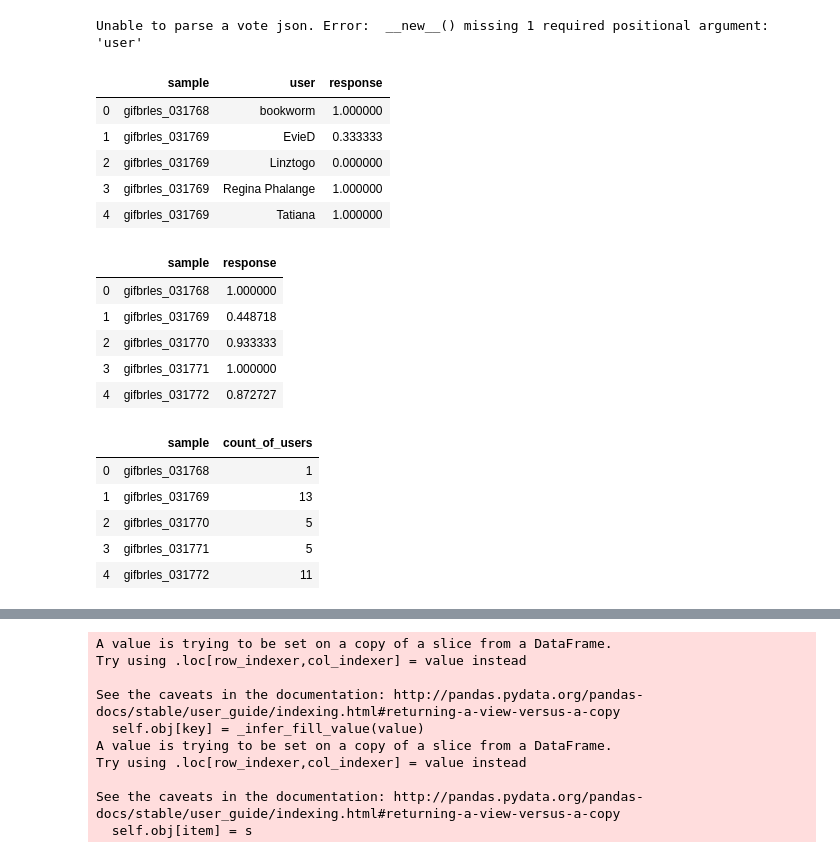
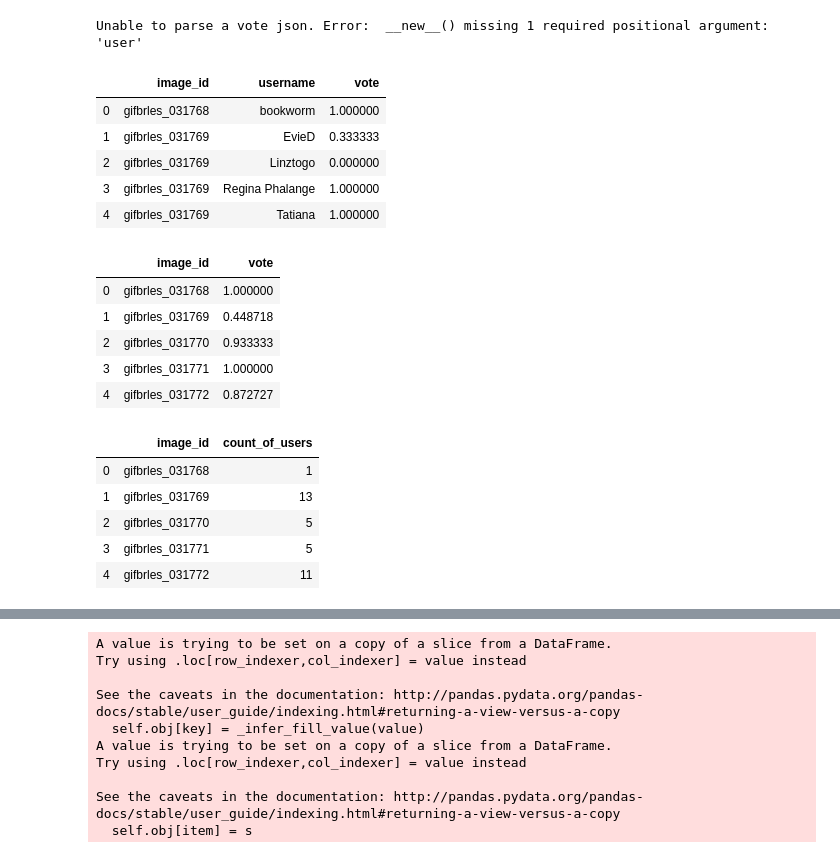
Before and after one commit to npnl/braindrles-deep, a Jupyter notebook: phase-one.ipynb, the cells around one changed output, grey strips where cells are left out. Drawn from its saved outputs; the diff is of its cells as text; code cells hidden in the pictures.

```diff
--- a/phase-one.ipynb
+++ b/phase-one.ipynb
@@ -43,3 +49,6 @@ Unable to parse a vote json. Error:  __new__() missing 1 required positional arg
 # %%
 votes = pd.DataFrame(votes_raw)
 labeled_data = pd.DataFrame(labeled_data_raw)
+# %%
+votes.rename(columns={'sample': 'image_id', 'user': 'username', 'response': 'vote'}, inplace=True)
+labeled_data.rename(columns={'sample': 'image_id', 'user': 'username'}, inplace=True)
@@ -46,29 +60,29 @@ labeled_data = pd.DataFrame(labeled_data_raw)
 # %%
-average_rating_by_user = votes.groupby(['sample', 'user']).apply(lambda x: x.mean()[['response']]).reset_index()
+average_rating_by_user = votes.groupby(['image_id', 'username']).apply(lambda x: x.mean()[['vote']]).reset_index()
 average_rating_by_user.head()
 # %% [output]
-|  | sample | user | response |
+|  | image_id | username | vote |
 | 0 | gifbrles_031768 | bookworm | 1.000000 |
 | 1 | gifbrles_031769 | EvieD | 0.333333 |
 | 2 | gifbrles_031769 | Linztogo | 0.000000 |
 | 3 | gifbrles_031769 | Regina Phalange | 1.000000 |
 | 4 | gifbrles_031769 | Tatiana | 1.000000 |
 # %%
-average_rating_of_image = average_rating_by_user.groupby(['sample']).apply(lambda x: x.mean()[['response']]).reset_index()
+average_rating_of_image = average_rating_by_user.groupby(['image_id']).apply(lambda x: x.mean()[['vote']]).reset_index()
 average_rating_of_image.head()
 # %% [output]
-|  | sample | response |
+|  | image_id | vote |
 | 0 | gifbrles_031768 | 1.000000 |
 | 1 | gifbrles_031769 | 0.448718 |
 | 2 | gifbrles_031770 | 0.933333 |
 | 3 | gifbrles_031771 | 1.000000 |
 | 4 | gifbrles_031772 | 0.872727 |
 # %%
-count_of_users_rated_each_image = average_rating_by_user.groupby(['sample']).apply(lambda x: x.count()[['response']]).reset_index()
-count_of_users_rated_each_image.rename(columns={'response': 'count_of_users'}, inplace=True)
+count_of_users_rated_each_image = average_rating_by_user.groupby(['image_id']).apply(lambda x: x.count()[['vote']]).reset_index()
+count_of_users_rated_each_image.rename(columns={'vote': 'count_of_users'}, inplace=True)
 count_of_users_rated_each_image.head()
 # %% [output]
-|  | sample | count_of_users |
+|  | image_id | count_of_users |
 | 0 | gifbrles_031768 | 1 |
 | 1 | gifbrles_031769 | 13 |
 | 2 | gifbrles_031770 | 5 |
```
Also changed, not shown: parts of 46 cells of this notebook, 7 other files.
